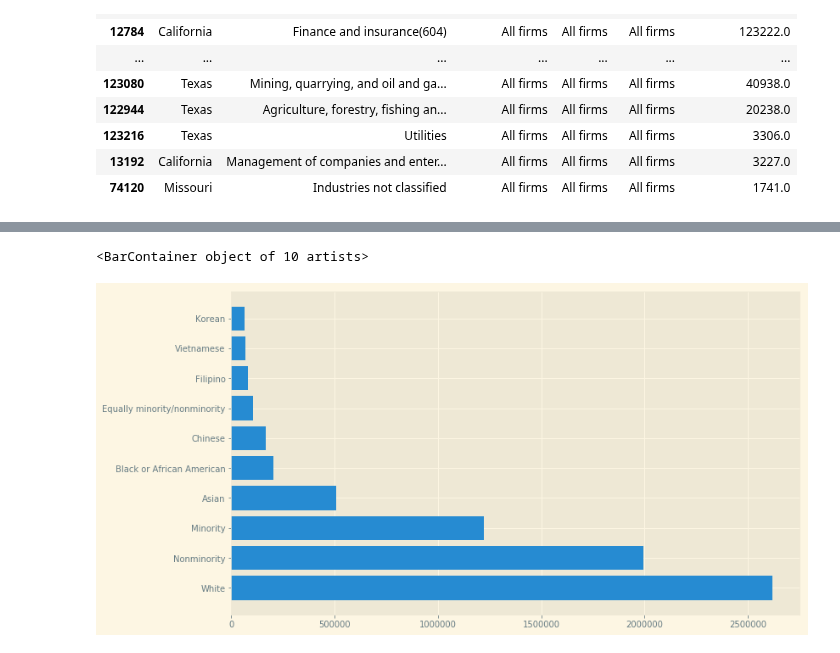
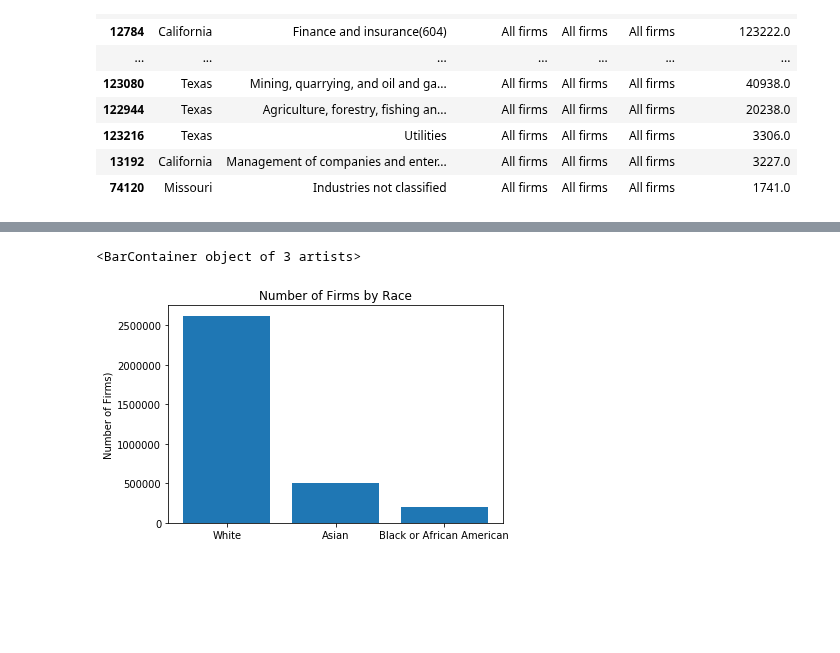
Before and after one commit to tafolabi/Project_Alpha, a Jupyter notebook: 2007.ipynb, the cells around one changed output, grey strips where cells are left out. Cells and saved outputs as stored; diff of their text form; code cells hidden in the pictures; blank space fills up the shorter version.

Commit message:
created comparison charts for 2007 and 2012 data set

```diff
--- a/2007.ipynb
+++ b/2007.ipynb
@@ -567,14 +697,18 @@ dfz
 # %%
-df_race= df_new.loc[(df_new['Sector']=='Total for all sectors')  &  (df_new['Race']!='All firms')  &(df_new['Race']!='All firms classifiable by gender, ethnicity, race, and veteran status')&(df_new['Race']!='Publicly held and other firms not classifiable by gender, ethnicity, race, and veteran status')&(df_new['Gender owned']=='All firms') & (df_new['Ethnicity']=='All firms')]
+df_race= df_new.loc[(df_new['Sector']=='Total for all sectors')  &  (df_new['Race']=='White')  |(df_new['Race']=='Asian')|(df_new['Race']=='Black or African American')&(df_new['Gender owned']=='All firms') & (df_new['Ethnicity']=='All firms')]
 df_race['Number of Firms']=pd.to_numeric(df_race['Number of Firms'],errors='coerce')
 dfzr = df_race[df_race['Number of Firms'] == df_race.groupby(['Race'])['Number of Firms'].transform(max)]
 dfzr=dfzr.sort_values('Number of Firms', ascending= False)
 dfzr_plot=dfzr.head(10)
 dfzr_plot
-
+plt.title('Number of Firms by Race', color='black')
+plt.ylabel(('Number of Firms)'), color='black')
 dfzr_plot.reset_index(inplace=True)
 
-plt.barh(dfzr_plot["Race"],dfzr_plot["Number of Firms"])
+plt.bar(dfzr_plot["Race"],dfzr_plot["Number of Firms"])
+
+
+plt.savefig("Output/Number of Firms by Race 2007.png")
 # %% [output]
-<BarContainer object of 10 artists>
+<BarContainer object of 3 artists>
-[figure, old version]
+[figure, new version]
```
Also changed, not shown: parts of 45 cells of this notebook, 10 other files.
